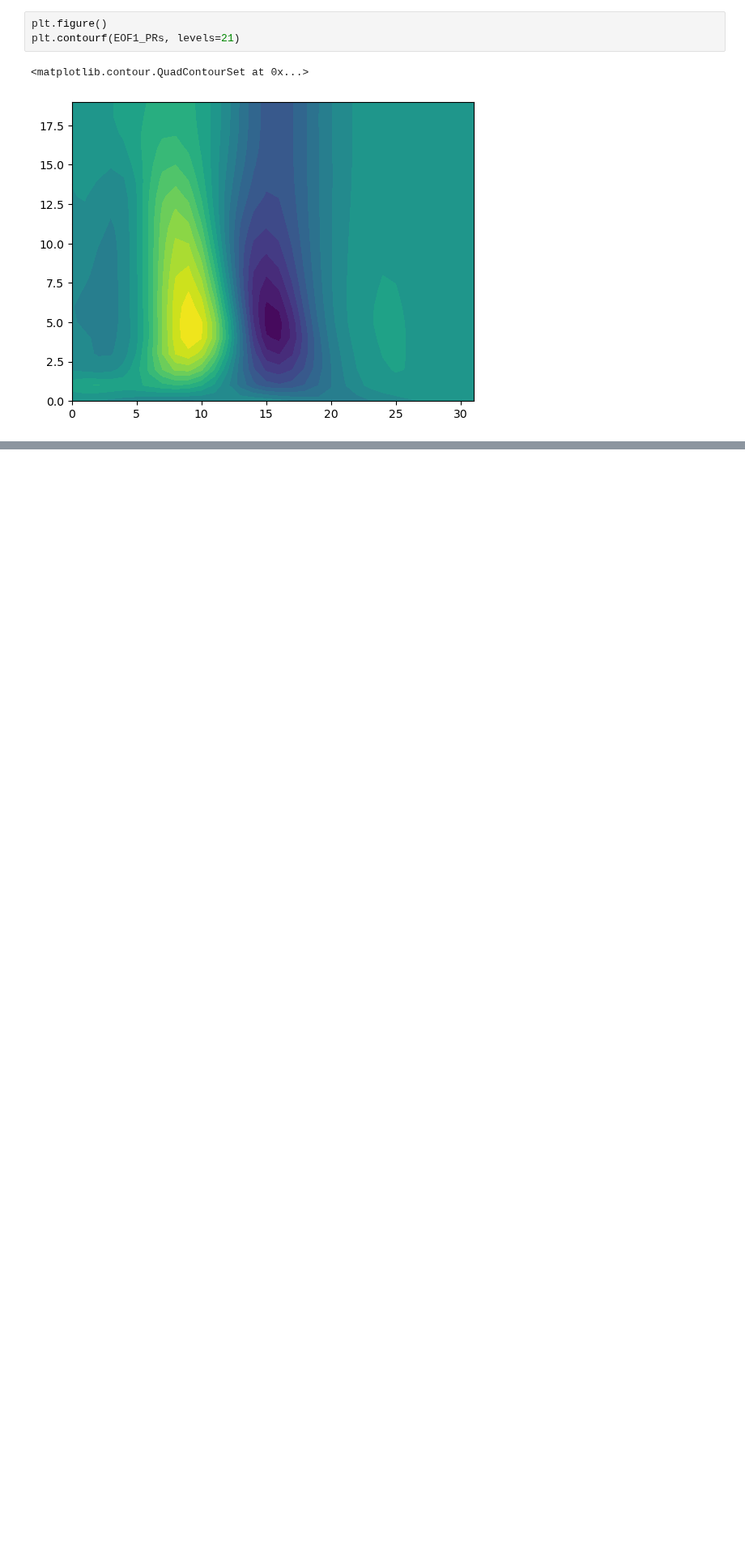
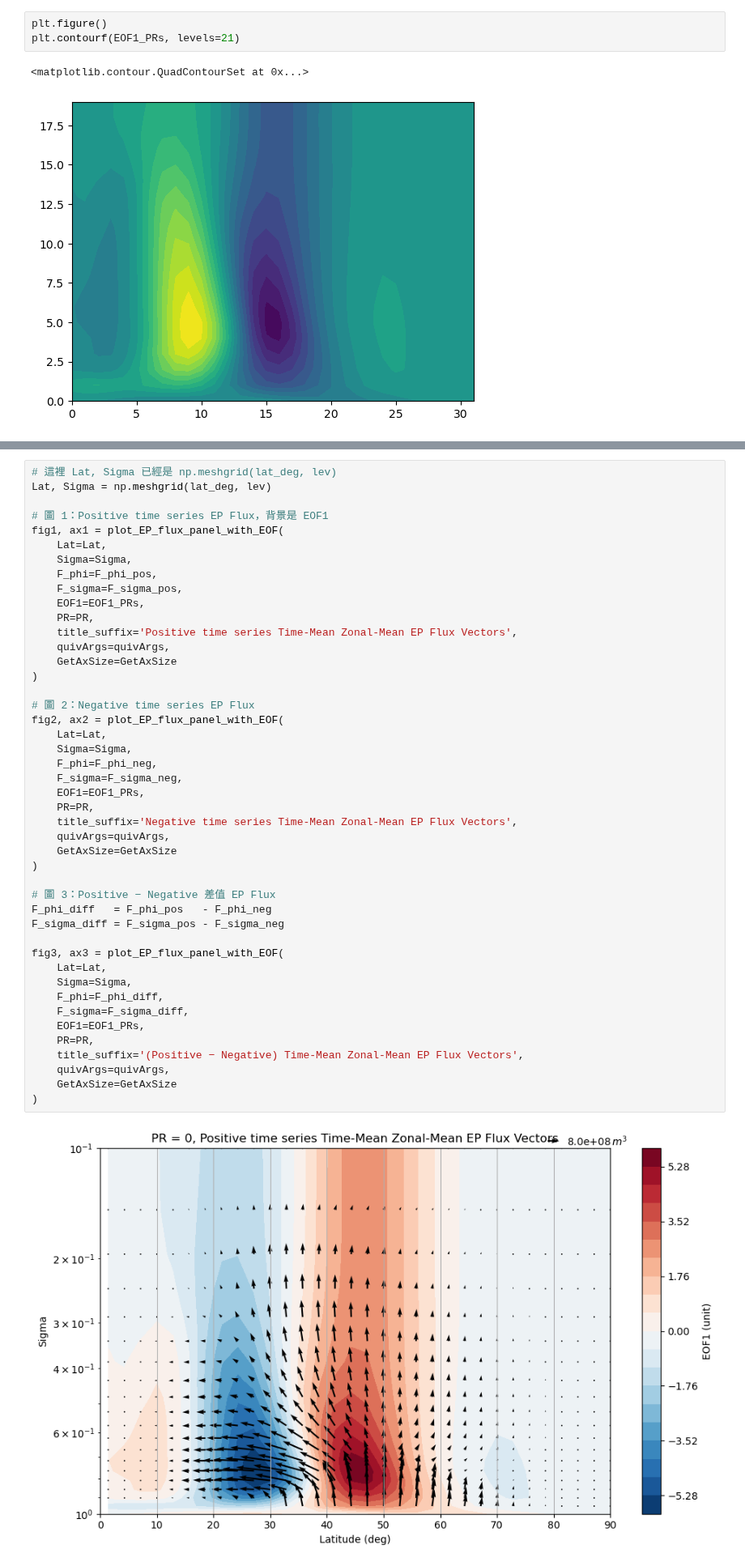
Before and after one commit to PeterChang1023/Moist_Dycore, a Jupyter notebook: EPflux/EP_flux_from_kai.ipynb, the cells around one changed output, grey strips where cells are left out. Shown at 81% size. Saved outputs shown, nothing was run; the diff lists cells and outputs as text; blank space fills up the shorter version.

Commit message:
EOF1  added on in the plotting def code

```diff
--- a/EPflux/EP_flux_from_kai.ipynb
+++ b/EPflux/EP_flux_from_kai.ipynb
@@ -406,0 +476,47 @@ plt.contourf(EOF1_PRs, levels=21)
+# %%
+# 這裡 Lat, Sigma 已經是 np.meshgrid(lat_deg, lev)
+Lat, Sigma = np.meshgrid(lat_deg, lev)
+
+# 圖 1：Positive time series EP Flux，背景是 EOF1
+fig1, ax1 = plot_EP_flux_panel_with_EOF(
+    Lat=Lat,
+    Sigma=Sigma,
+    F_phi=F_phi_pos,
+    F_sigma=F_sigma_pos,
+    EOF1=EOF1_PRs,
+    PR=PR,
+    title_suffix='Positive time series Time-Mean Zonal-Mean EP Flux Vectors',
+    quivArgs=quivArgs,
+    GetAxSize=GetAxSize
+)
+
+# 圖 2：Negative time series EP Flux
+fig2, ax2 = plot_EP_flux_panel_with_EOF(
+    Lat=Lat,
+    Sigma=Sigma,
+    F_phi=F_phi_neg,
+    F_sigma=F_sigma_neg,
+    EOF1=EOF1_PRs,
+    PR=PR,
+    title_suffix='Negative time series Time-Mean Zonal-Mean EP Flux Vectors',
+    quivArgs=quivArgs,
+    GetAxSize=GetAxSize
+)
+
+# 圖 3：Positive − Negative 差值 EP Flux
+F_phi_diff   = F_phi_pos   - F_phi_neg
+F_sigma_diff = F_sigma_pos - F_sigma_neg
+
+fig3, ax3 = plot_EP_flux_panel_with_EOF(
+    Lat=Lat,
+    Sigma=Sigma,
+    F_phi=F_phi_diff,
+    F_sigma=F_sigma_diff,
+    EOF1=EOF1_PRs,
+    PR=PR,
+    title_suffix='(Positive − Negative) Time-Mean Zonal-Mean EP Flux Vectors',
+    quivArgs=quivArgs,
+    GetAxSize=GetAxSize
+)
+# %% [output]
+[figure, added]
```
Also changed, not shown: parts of 3 cells of this notebook.
